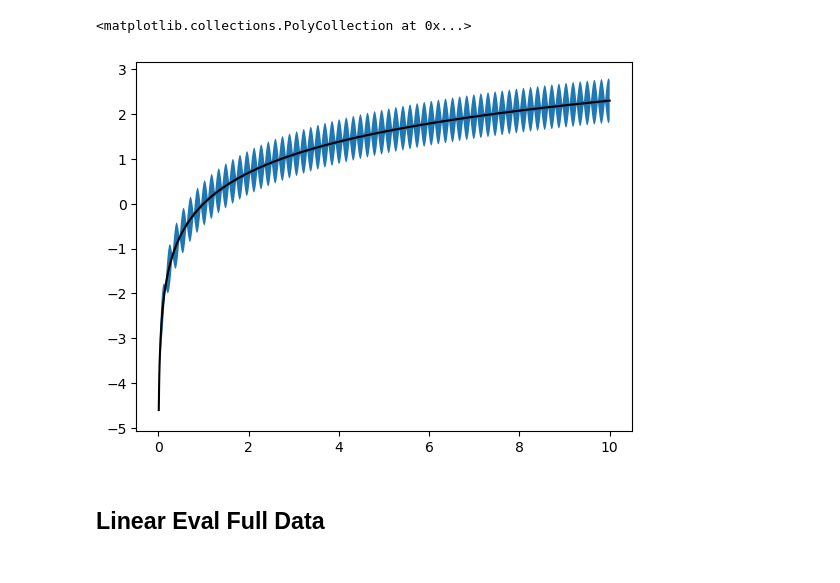
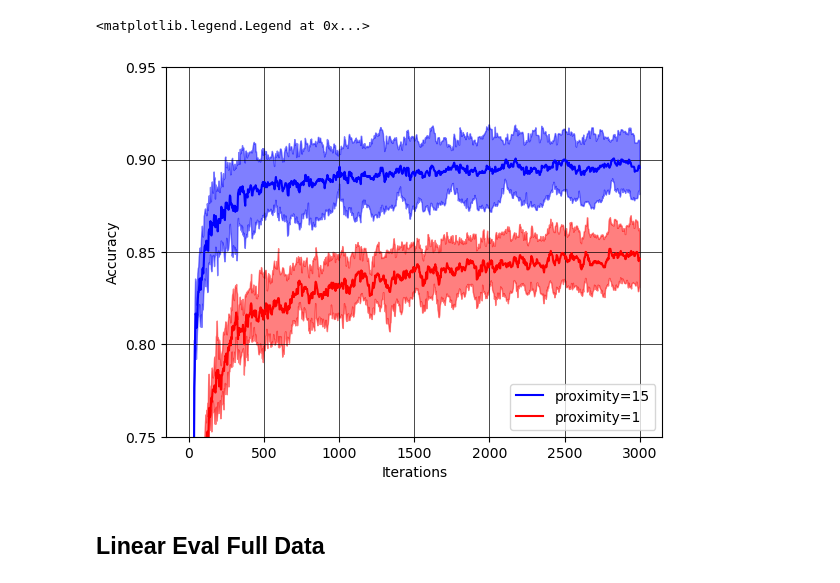
Before and after one commit to myasincifci/tempo, a Jupyter notebook: notebooks/plot_curves.ipynb, the cells around one changed output. Saved outputs shown, nothing was run; the diff lists cells and outputs as text; code cells hidden in the pictures.

```diff
--- a/notebooks/plot_curves.ipynb
+++ b/notebooks/plot_curves.ipynb
@@ -15,9 +4,0 @@ plt.plot(X, Y_2)
-# %%
-Y_mean = np.concatenate((Y_1[None], Y_2[None]), axis=0).mean(axis=0)
-Y_std = np.concatenate((Y_1[None], Y_2[None]), axis=0).std(axis=0)
-
-plt.plot(X, Y_mean, 'k-')
-plt.fill_between(X, Y_mean-Y_std, Y_mean+Y_std)
-# %% [output]
-<matplotlib.collections.PolyCollection at 0x...>
-[figure, removed]
@@ -26,3 +5,33 @@ import pandas as pd
+# %%
+dfs_15 = np.array([pd.read_csv(f'../plots/ablations/runs_ablations_15_{i}.csv').Value.to_numpy() for i in range(1,6)])
+dfs_1 = np.array([pd.read_csv(f'../plots/ablations/runs_ablations_1_{i}.csv').Value.to_numpy() for i in range(1,6)])
+# %%
+X = np.linspace(0,3000,1000)
+dfs_15_mean = dfs_15.mean(axis=0)
+dfs_15_std = dfs_15.std(axis=0)
+
+dfs_1_mean = dfs_1.mean(axis=0)
+dfs_1_std = dfs_1.std(axis=0)
+# %%
+y_ticks = np.arange(0, 1.1, 0.05)
+plt.yticks(y_ticks)
+
+plt.plot(X, dfs_15_mean, "b", label="proximity=15")
+plt.fill_between(X, dfs_15_mean - dfs_15_std, dfs_15_mean + dfs_15_std, color="blue", alpha=0.5)
+
+plt.plot(X, dfs_1_mean, "r", label="proximity=1")
+plt.fill_between(X, dfs_1_mean - dfs_1_std, dfs_1_mean + dfs_1_std, color="red", alpha=0.5)
+
+plt.ylim(0.75,0.95)
+
+plt.xlabel('Iterations')
+plt.ylabel('Accuracy')
+plt.grid(color='black', linestyle='-', linewidth=0.5)
+
+plt.legend(loc="lower right")
+# %% [output]
+<matplotlib.legend.Legend at 0x...>
+[figure, added]
 # %% [markdown]
 ## Linear Eval Full Data
 # %%
```
Also changed, not shown: parts of 3 cells of this notebook, 15 other files.
